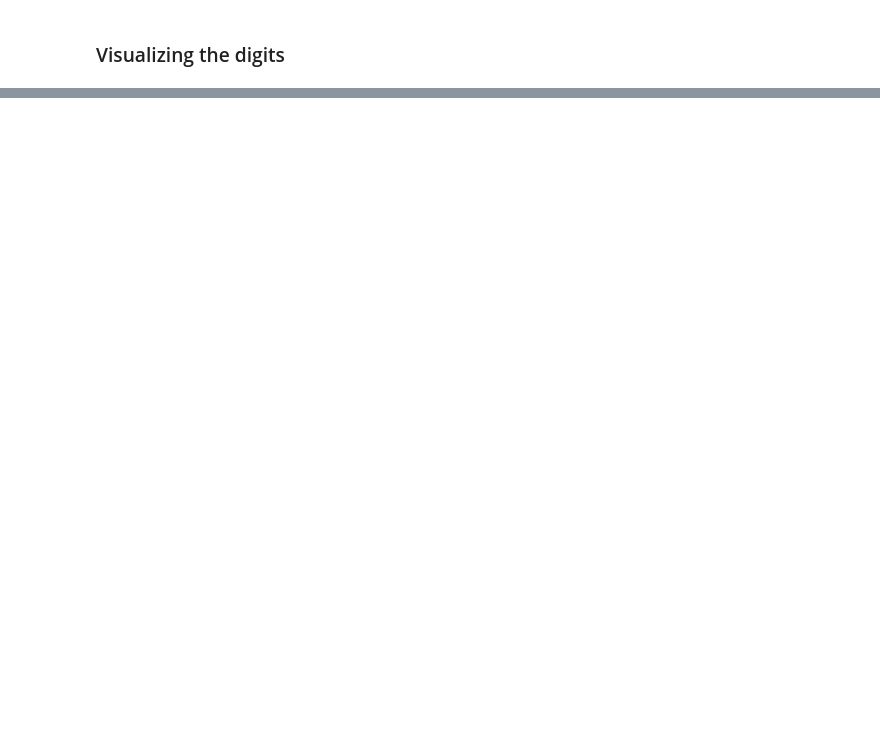
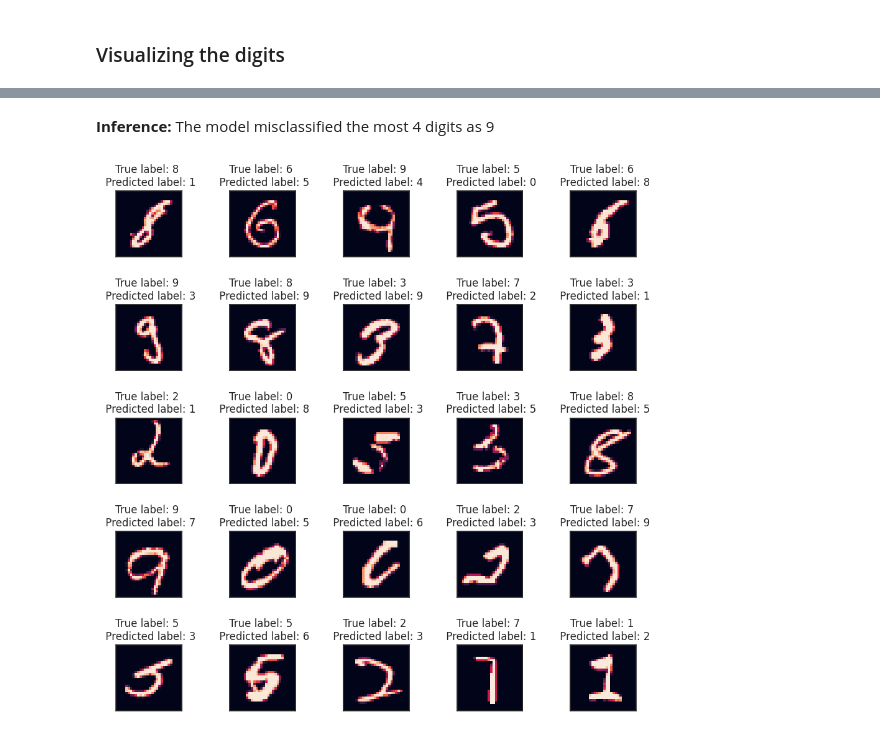
Before and after one commit to matsouto/ML_Notebooks, a Jupyter notebook: Supervised Learning/ANNDigitRecognizer.ipynb, the cells around one changed output, grey strips where cells are left out. Cells and saved outputs as stored; diff of their text form; code cells hidden in the pictures; blank space fills up the shorter version.

```diff
--- a/Supervised Learning/ANNDigitRecognizer.ipynb
+++ b/Supervised Learning/ANNDigitRecognizer.ipynb
@@ -349,0 +443,23 @@ for i in range(len(lambdas)):
+# %% [markdown]
+**Inference:** The model misclassified the most 4 digits as 9
+# %%
+errors = (y_hat - y_val != 0) # Creates a boolean array that is true whenever the model misclassified
+
+y_hat_errors = y_hat[errors]
+y_val_errors = y_val[errors]
+x_val_errors = x_val[errors].reshape(-1,28,28,1)
+
+n = 5 # number of rows and columns to plot
+fig, ax = plt.subplots(n,n, figsize=(15/np.log(n),15/np.log(n)))
+fig.tight_layout()
+rows_id = random.sample(range(0,x_val_errors.shape[0]), n**2) # pick random images
+
+for i, ax in enumerate(ax.flat):
+    ax.imshow(x_val_errors[rows_id[i]][:,:])
+    ax.set_title(f'True label: {y_val_errors[rows_id[i]]} \n Predicted label: {y_hat_errors[rows_id[i]]}')
+    ax.get_xaxis().set_visible(False)
+    ax.get_yaxis().set_visible(False)
+
+plt.show()
+# %% [output]
+[figure, added]
```
Also changed, not shown: parts of 23 cells of this notebook, 1 other file.
